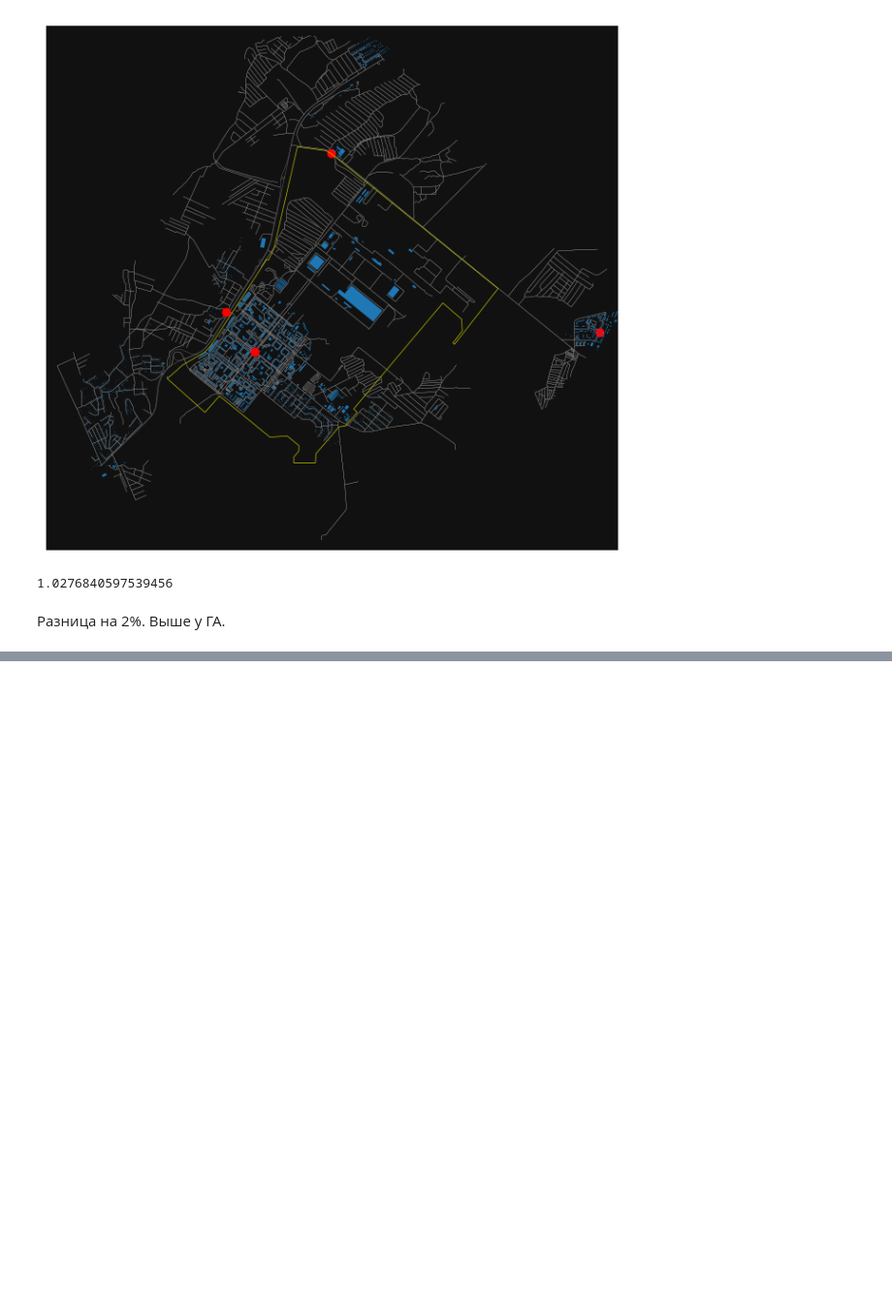
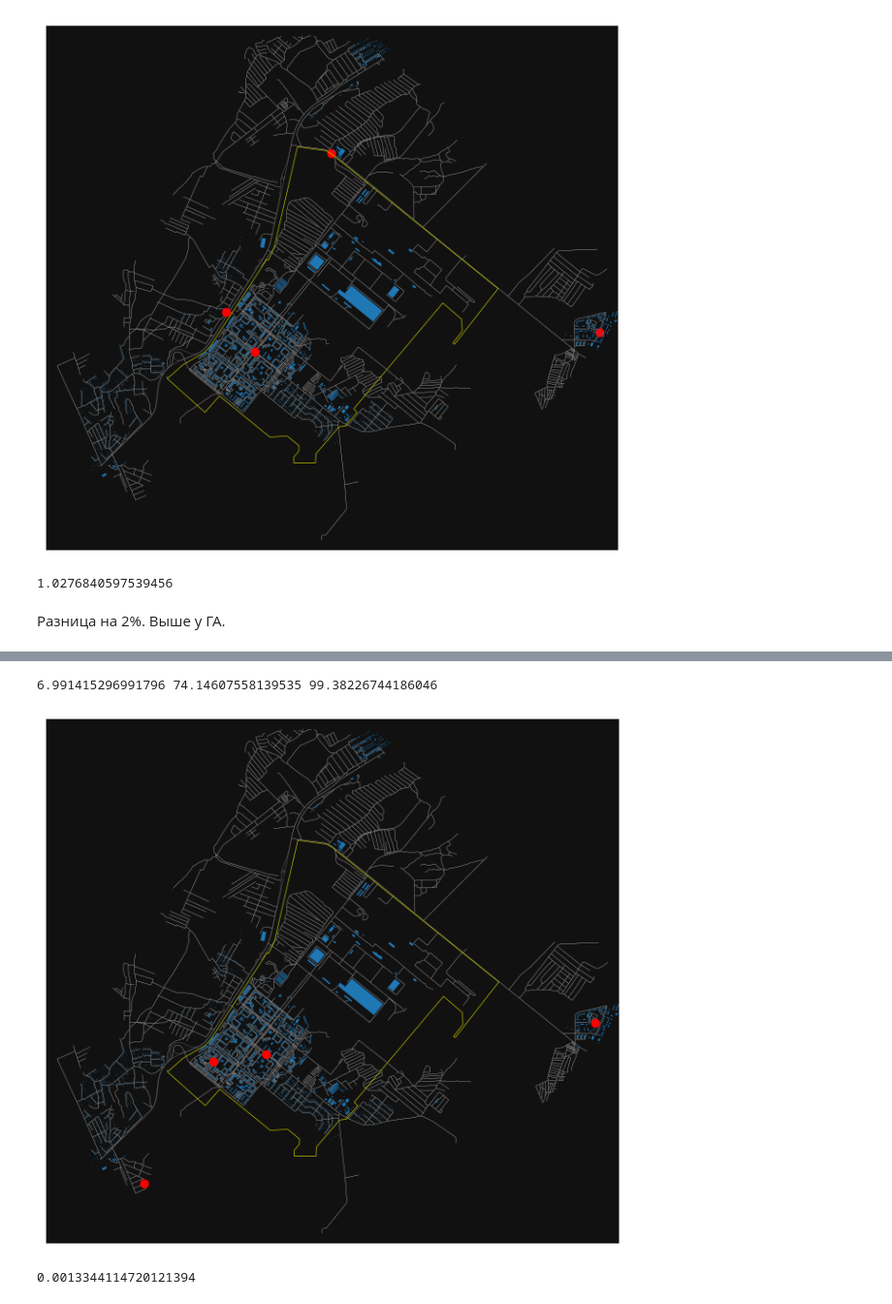
Before and after one commit to Obsidian-pb/genesis, a Jupyter notebook: work/genesis/fu_demant_state_construct.ipynb, the cells around one changed output, grey strips where cells are left out. Shown at 97% size. Saved outputs shown, nothing was run; the diff lists cells and outputs as text; code cells hidden in the pictures; blank space fills up the shorter version.

Commit message:
Закончил с mclp

```diff
--- a/work/genesis/fu_demant_state_construct.ipynb
+++ b/work/genesis/fu_demant_state_construct.ipynb
@@ -469,0 +460,25 @@ fig.show()
+# %%
+from genesis.mclp import BestNodesSA
+
+
+def turn_end_function(turn, T, best_metric, cur_metric, **kwargs):
+    print(f'Шаг расчета: {turn} |', f'Т: {T}', f'Лучшая метрика: {best_metric} |', f'Текущая метрика: {cur_metric} |')
+
+mclp = timing(BestNodesSA(FirstArrivalUnitState(),
+                    Demand(buildings = buildings_new),
+                    # end_temperature = 0.001,
+                    best_state_find_function = turn_end_function,
+                    mutation_max_count=2,
+                    ))
+
+nodes = list(G.nodes())
+new_units = {
+    nodes[1000]: 'a',
+    nodes[2000]: 'b',
+    nodes[3000]: 'c',
+    nodes[4000]: 'd',
+}
+print(new_units)
+
+best_nodes, best_metrics = mclp(env=G, dynamic_nodes=new_units)
+print(best_nodes, best_metrics)
@@ -469,0 +496,17 @@ fig.show()
+# %%
+times, nearest = FirstArrivalUnitState()(env=G, points=best_nodes)
+print(ArrivalTime()(times), CoverIndex()(times), CoverIndex(20)(times))
+
+fig, ax = ox.plot_graph(G, node_size=0, edge_linewidth=0.2, show=False)
+ox.project_gdf(buildings, to_latlong=True).plot(ax=ax)
+area.boundary.plot(ax=ax, linewidth=0.5, color='y')
+ox.graph_to_gdfs(G, edges=False).loc[best_nodes.keys()].plot(ax=ax, c='r')
+fig.show()
+# %% [output]
+6.991415296991796 74.14607558139535 99.38226744186046
+[figure, added]
+# %%
+times, nearest = FirstArrivalUnitState()(env=G, points=best_nodes)
+Demand(buildings = buildings_new)(times)
+# %% [output]
+0.0013344114720121394
```
Also changed, not shown: parts of 10 cells of this notebook, 5 other files.
